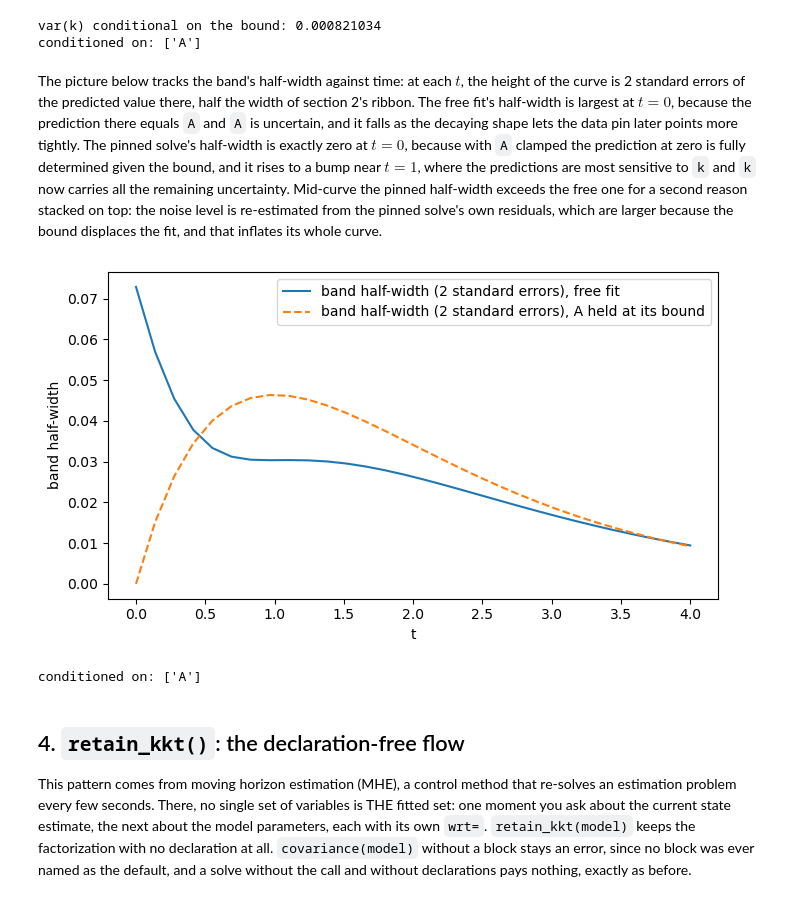
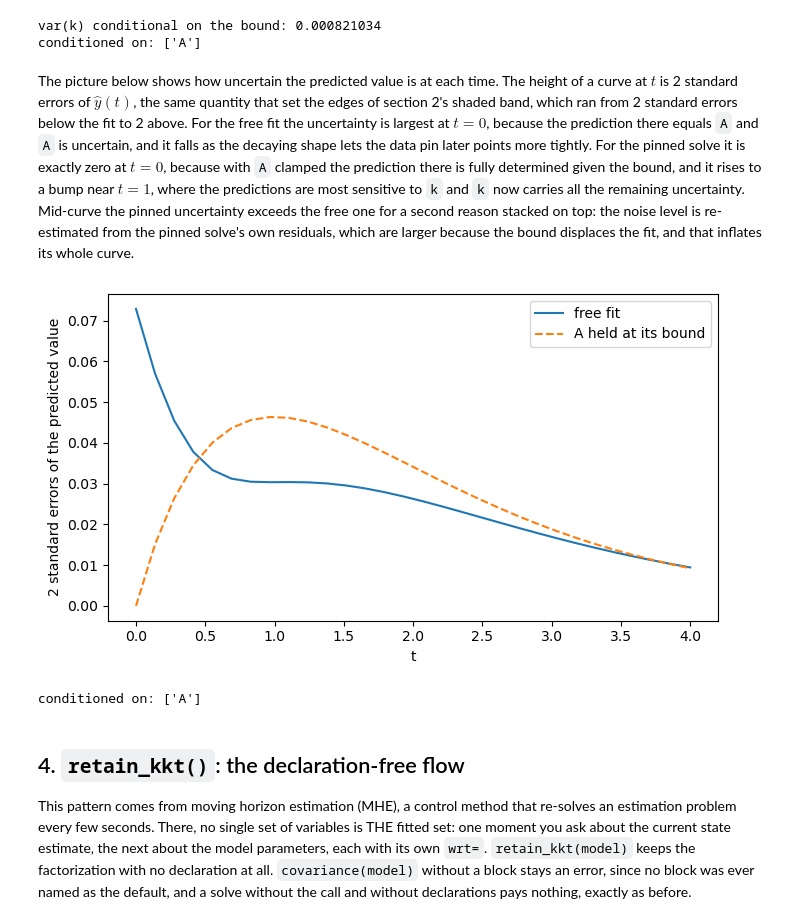
Before and after one commit to GermanHeim/pounce, a Jupyter notebook: python/notebooks/32_wrt_blocks_and_retain_kkt.ipynb, the cells around one changed output. Drawn from its saved outputs; the diff is of its cells as text; code cells hidden in the pictures.

Commit message:
Notebook 32: drop 'band half-width' for the quantity itself
The plot shows 2 standard errors of the predicted value at each
time, the same number that set the band's edges; the axis, legend,
and text now say that directly instead of asking the reader to
decode ribbon geometry.

Co-Authored-By: Claude Fable 5 <noreply@anthropic.com>

```diff
--- a/python/notebooks/32_wrt_blocks_and_retain_kkt.ipynb
+++ b/python/notebooks/32_wrt_blocks_and_retain_kkt.ipynb
@@ -187,35 +187,35 @@ print("conditioned on:", [v.name for v in cov_k.conditioned_on])
 var(k) conditional on the bound: 0.000821034
 conditioned on: ['A']
 # %% [markdown]
-The picture below tracks the band's half-width against time: at each
-$t$, the height of the curve is 2 standard errors of the predicted
-value there, half the width of section 2's ribbon. The free fit's
-half-width is largest at $t = 0$, because the prediction there equals
-`A` and `A` is uncertain, and it falls as the decaying shape lets the
-data pin later points more tightly. The pinned solve's half-width is
-exactly zero at $t = 0$, because with `A` clamped the prediction at
-zero is fully determined given the bound, and it rises to a bump near
-$t = 1$, where the predictions are most sensitive to `k` and `k` now
-carries all the remaining uncertainty. Mid-curve the pinned
-half-width exceeds the free one for a second reason stacked on top:
-the noise level is re-estimated from the pinned solve's own
-residuals, which are larger because the bound displaces the fit, and
-that inflates its whole curve.
+The picture below shows how uncertain the predicted value is at each
+time. The height of a curve at $t$ is 2 standard errors of
+$\hat y(t)$, the same quantity that set the edges of section 2's
+shaded band, which ran from 2 standard errors below the fit to 2
+above. For the free fit the uncertainty is largest at $t = 0$,
+because the prediction there equals `A` and `A` is uncertain, and it
+falls as the decaying shape lets the data pin later points more
+tightly. For the pinned solve it is exactly zero at $t = 0$, because
+with `A` clamped the prediction there is fully determined given the
+bound, and it rises to a bump near $t = 1$, where the predictions are
+most sensitive to `k` and `k` now carries all the remaining
+uncertainty. Mid-curve the pinned uncertainty exceeds the free one
+for a second reason stacked on top: the noise level is re-estimated
+from the pinned solve's own residuals, which are larger because the
+bound displaces the fit, and that inflates its whole curve.
 # %%
 band_pin = covariance(m2, wrt=m2.yhat)
 se_pin = np.sqrt(np.diag(band_pin.matrix))
 
 plt.figure(figsize=(7, 4))
-plt.plot(t_data, 2 * se,
-         label="band half-width (2 standard errors), free fit")
-plt.plot(t_data, 2 * se_pin, "--",
-         label="band half-width (2 standard errors), A held at its bound")
-plt.xlabel("t"); plt.ylabel("band half-width")
+plt.plot(t_data, 2 * se, label="free fit")
+plt.plot(t_data, 2 * se_pin, "--", label="A held at its bound")
+plt.xlabel("t")
+plt.ylabel("2 standard errors of the predicted value")
 plt.legend(); plt.tight_layout()
 plt.show()
 print("conditioned on:", [v.name for v in band_pin.conditioned_on])
 # %% [output]
-[figure, old version]
+[figure, new version]
 conditioned on: ['A']
 # %% [markdown]
 ## 4. `retain_kkt()`: the declaration-free flow
```
